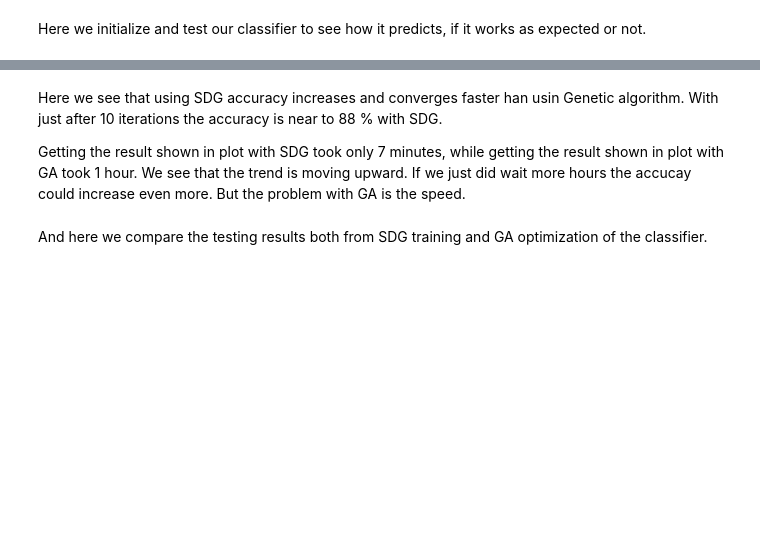
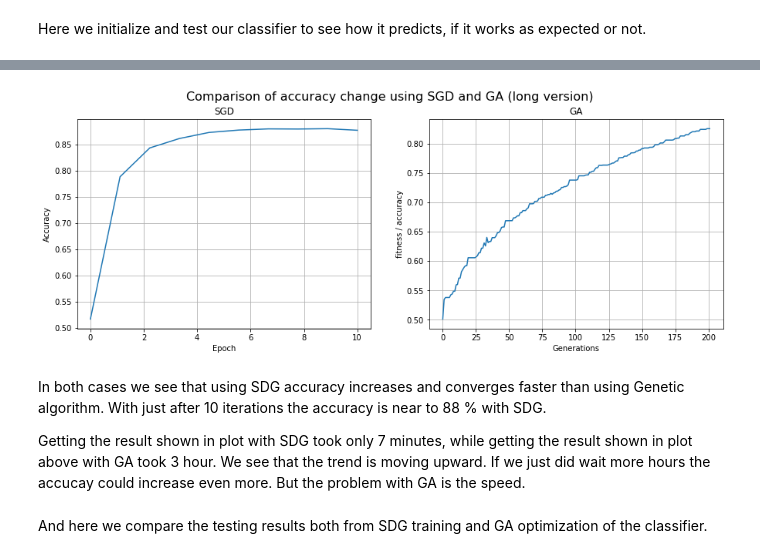
Before and after one commit to STProgrammer/GA-classification, a Jupyter notebook: GA-text-classification.ipynb, the cells around one changed output, grey strips where cells are left out. Saved outputs shown, nothing was run; the diff lists cells and outputs as text; code cells hidden in the pictures; blank space fills up the shorter version.

```diff
--- a/GA-text-classification.ipynb
+++ b/GA-text-classification.ipynb
@@ -2028,7 +2137,32 @@ plt.show()
+# %%
+# Plotting the results
+x_axis = np.linspace(0, num_epochs, num_epochs)
+
+fig, ax = plt.subplots(1,2, figsize=(15,5))
+ax[0].plot(x_axis, accuracies_valid, label='SDG')
+ax[0].set_ylabel("Accuracy")
+ax[0].set_xlabel("Epoch")
+ax[0].set_title("SGD")
+ax[0].grid()
+
+ax[1].plot(x_ga, cels, label='Fitness (accuracy)')
+ax[1].set_ylabel("Accuracy")
+ax[1].set_xlabel("Generation")
+ax[1].set_title("GA")
+ax[1].grid()
+
+plt.xlabel("Generations")
+plt.ylabel("fitness / accuracy")
+fig.suptitle('Comparison of accuracy change using SGD and GA (long version)', fontsize=16)
+
+
+plt.show()
+# %% [output]
+[figure, added]
 # %% [markdown]
-Here we see that using SDG accuracy increases and converges faster han usin Genetic algorithm. With just after 10 iterations the accuracy is near to 88 % with SDG.
+In both cases we see that using SDG accuracy increases and converges faster than using Genetic algorithm. With just after 10 iterations the accuracy is near to 88 % with SDG.
 
-Getting the result shown in plot with SDG took only 7 minutes, while getting the result shown in plot with GA took 1 hour.
+Getting the result shown in plot with SDG took only 7 minutes, while getting the result shown in plot above with GA took 3 hour.
 We see that the trend is moving upward. If we just did wait more hours the accucay could increase even more. But the problem with GA is the speed.
 # %% [markdown]
 And here we compare the testing results both from SDG training and GA optimization of the classifier.
```
Also changed, not shown: parts of 52 cells of this notebook, 1 other file.
